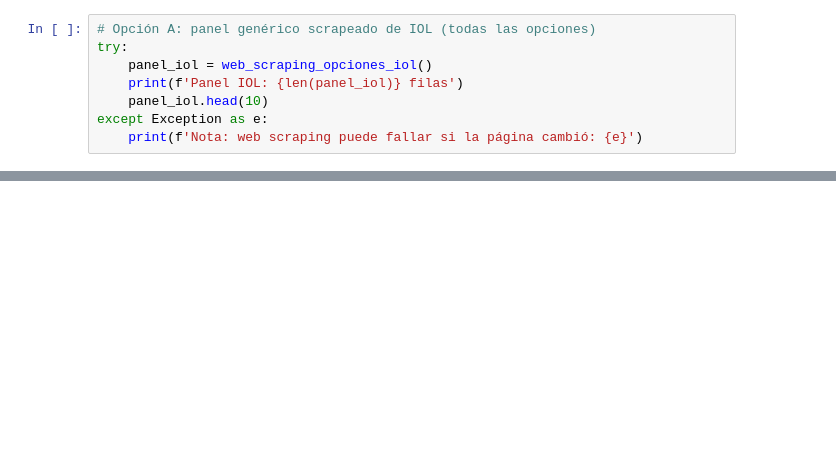
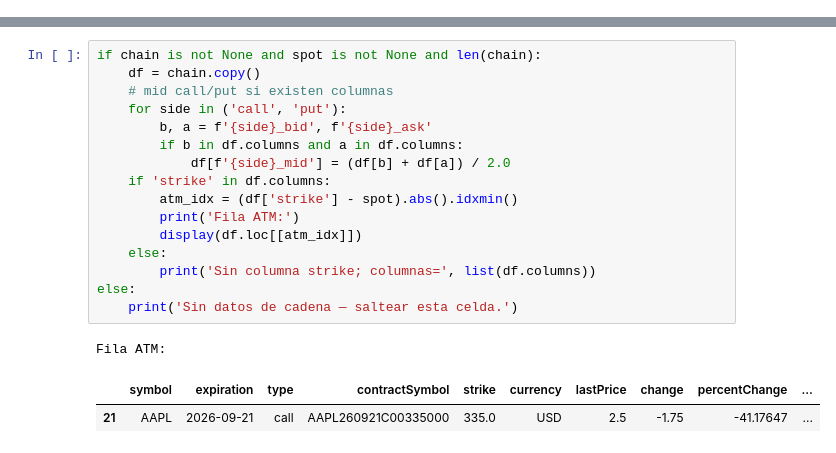
Before and after one commit to manumau-hub/finanzasCuantitativas, a Jupyter notebook: Notebooks/ejes/01_introduccion_derivados/01d_paneles_python.ipynb, the cells around one changed output, grey strips where cells are left out. Drawn from its saved outputs; the diff is of its cells as text; blank space fills up the shorter version.

```diff
--- a/Notebooks/ejes/01_introduccion_derivados/01d_paneles_python.ipynb
+++ b/Notebooks/ejes/01_introduccion_derivados/01d_paneles_python.ipynb
@@ -62,8 +0,0 @@ from Codigo.data.byma import web_scraping_opciones_iol, obtener_panel_opciones_b
-# %%
-# Opción A: panel genérico scrapeado de IOL (todas las opciones)
-try:
-    panel_iol = web_scraping_opciones_iol()
-    print(f'Panel IOL: {len(panel_iol)} filas')
-    panel_iol.head(10)
-except Exception as e:
-    print(f'Nota: web scraping puede fallar si la página cambió: {e}')
@@ -116,0 +89,20 @@ Panel BYMA GGAL: 81 filas
+# %%
+if chain is not None and spot is not None and len(chain):
+    df = chain.copy()
+    # mid call/put si existen columnas
+    for side in ('call', 'put'):
+        b, a = f'{side}_bid', f'{side}_ask'
+        if b in df.columns and a in df.columns:
+            df[f'{side}_mid'] = (df[b] + df[a]) / 2.0
+    if 'strike' in df.columns:
+        atm_idx = (df['strike'] - spot).abs().idxmin()
+        print('Fila ATM:')
+        display(df.loc[[atm_idx]])
+    else:
+        print('Sin columna strike; columnas=', list(df.columns))
+else:
+    print('Sin datos de cadena — saltear esta celda.')
+# %% [output]
+Fila ATM:
+|  | symbol | expiration | type | contractSymbol | strike | currency | lastPrice | change | percentChange | ... |
+| 21 | AAPL | 2026-09-21 | call | AAPL260921C00335000 | 335.0 | USD | 2.5 | -1.75 | -41.17647 | ... |
```
Also changed, not shown: parts of 23 cells of this notebook, 28 other files.
